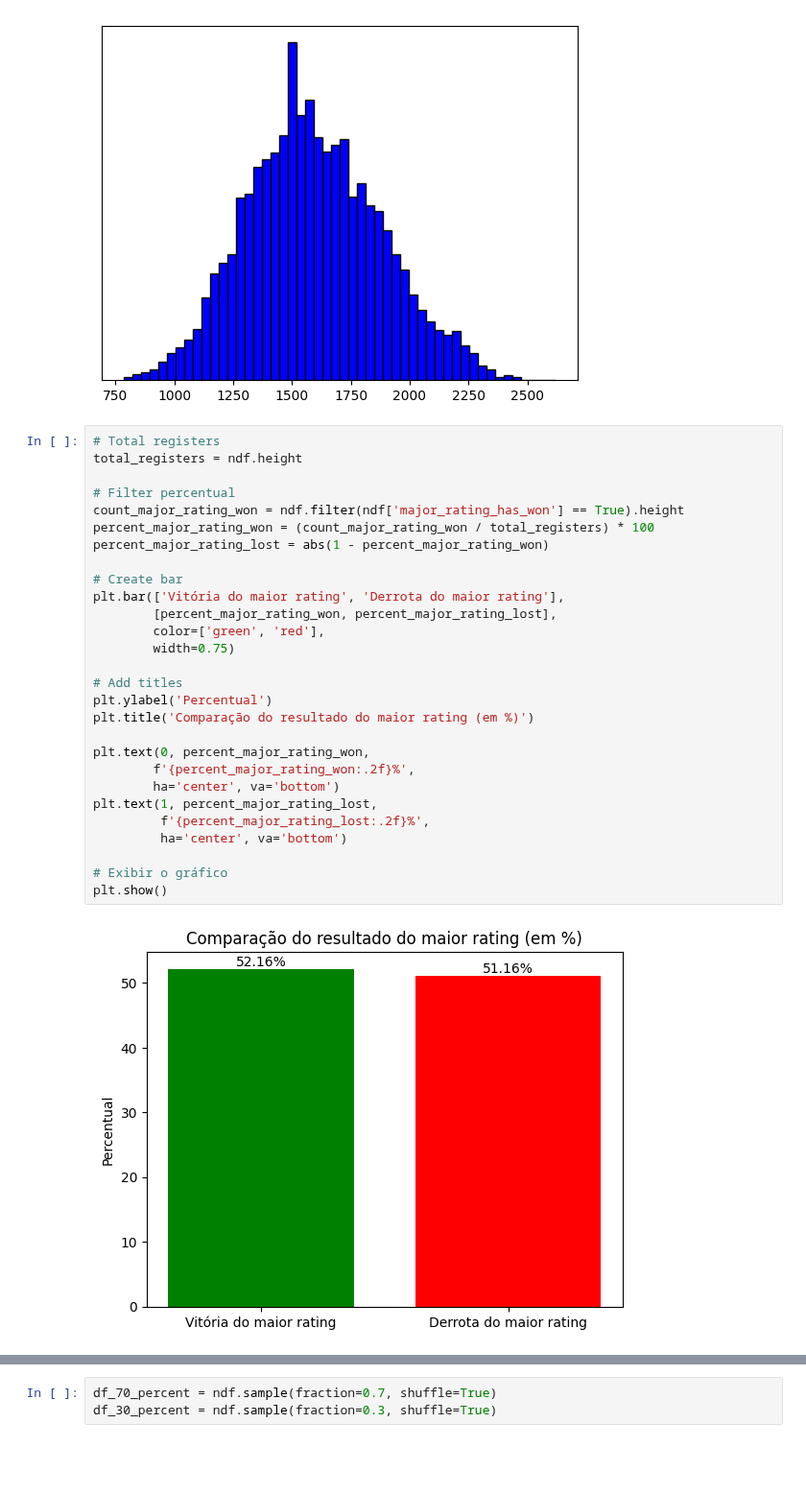
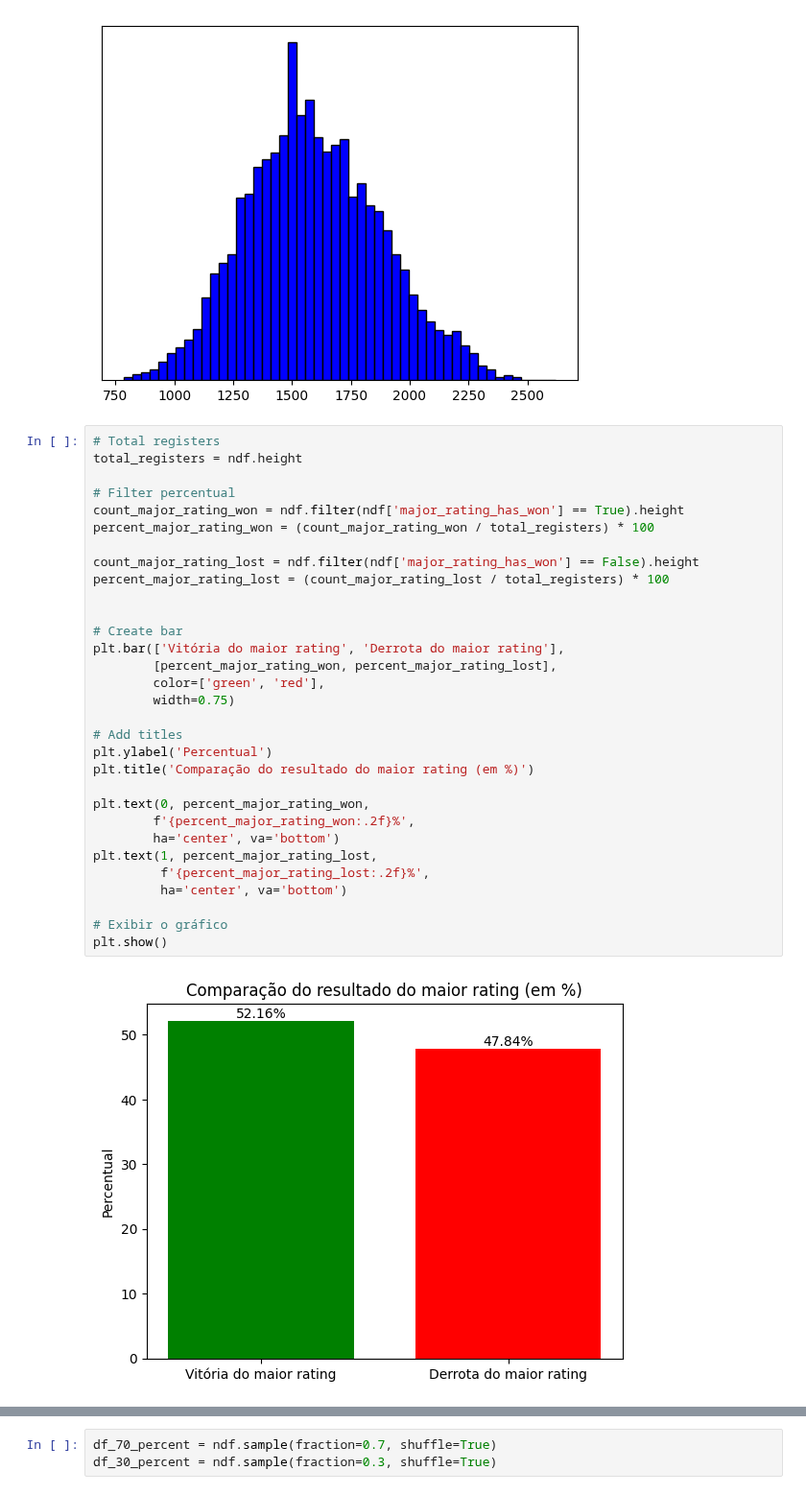
Before and after one commit to wevertonrs/chessrating, a Jupyter notebook: projeto_final.ipynb, the cells around one changed output, grey strips where cells are left out. Shown at 96% size. Cells and saved outputs as stored; diff of their text form; blank space fills up the shorter version.

```diff
--- a/projeto_final.ipynb
+++ b/projeto_final.ipynb
@@ -192,32 +192,35 @@ plt.show()
 # %%
 # Total registers
 total_registers = ndf.height
 
 # Filter percentual
 count_major_rating_won = ndf.filter(ndf['major_rating_has_won'] == True).height
 percent_major_rating_won = (count_major_rating_won / total_registers) * 100
-percent_major_rating_lost = abs(1 - percent_major_rating_won)
+
+count_major_rating_lost = ndf.filter(ndf['major_rating_has_won'] == False).height
+percent_major_rating_lost = (count_major_rating_lost / total_registers) * 100
+
 
 # Create bar
 plt.bar(['Vitória do maior rating', 'Derrota do maior rating'],
         [percent_major_rating_won, percent_major_rating_lost],
         color=['green', 'red'],
         width=0.75)
 
 # Add titles
 plt.ylabel('Percentual')
 plt.title('Comparação do resultado do maior rating (em %)')
 
 plt.text(0, percent_major_rating_won,
         f'{percent_major_rating_won:.2f}%',
         ha='center', va='bottom')
 plt.text(1, percent_major_rating_lost,
          f'{percent_major_rating_lost:.2f}%',
          ha='center', va='bottom')
 
 # Exibir o gráfico
 plt.show()
 # %% [output]
-[figure, old version]
+[figure, new version]
 # %%
 # Intervalos arbitrários de diferença de rating
```
Also changed, not shown: parts of 5 cells of this notebook.
